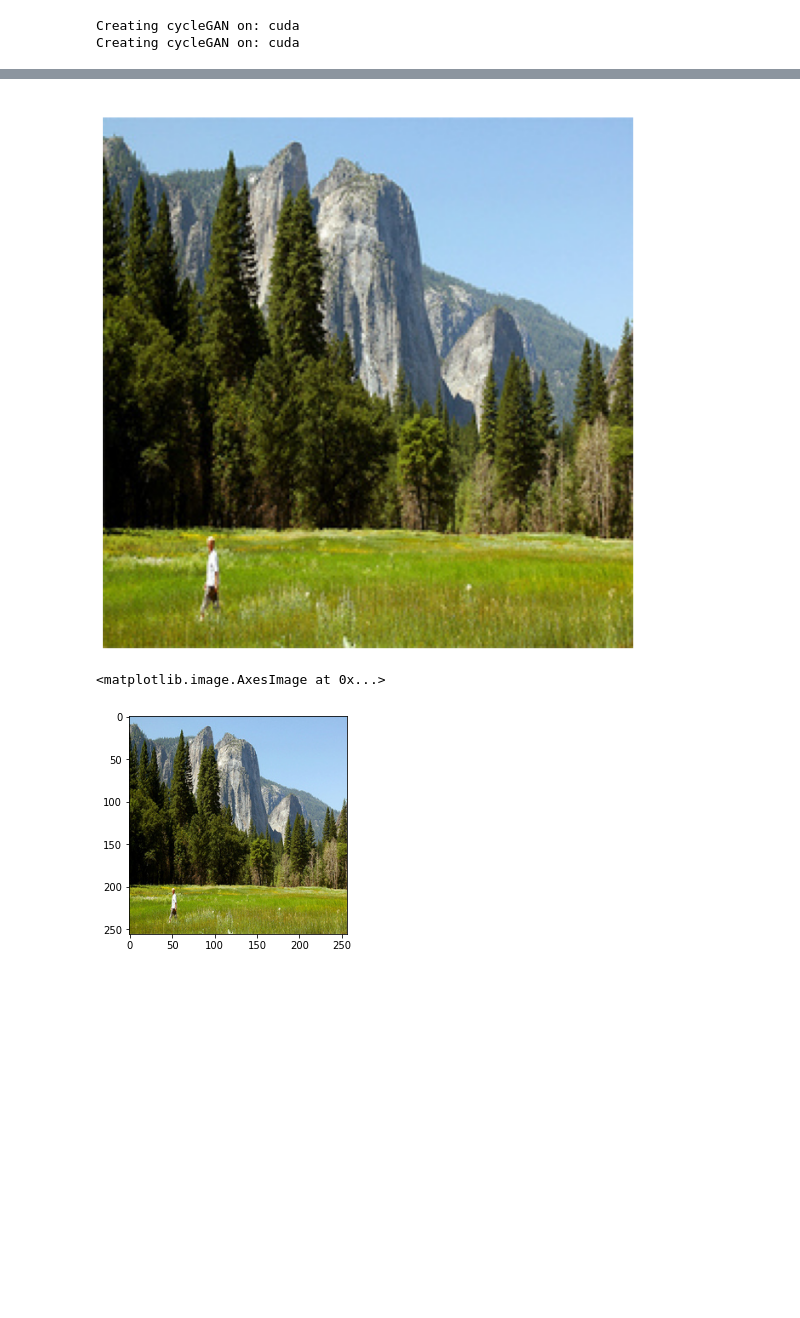
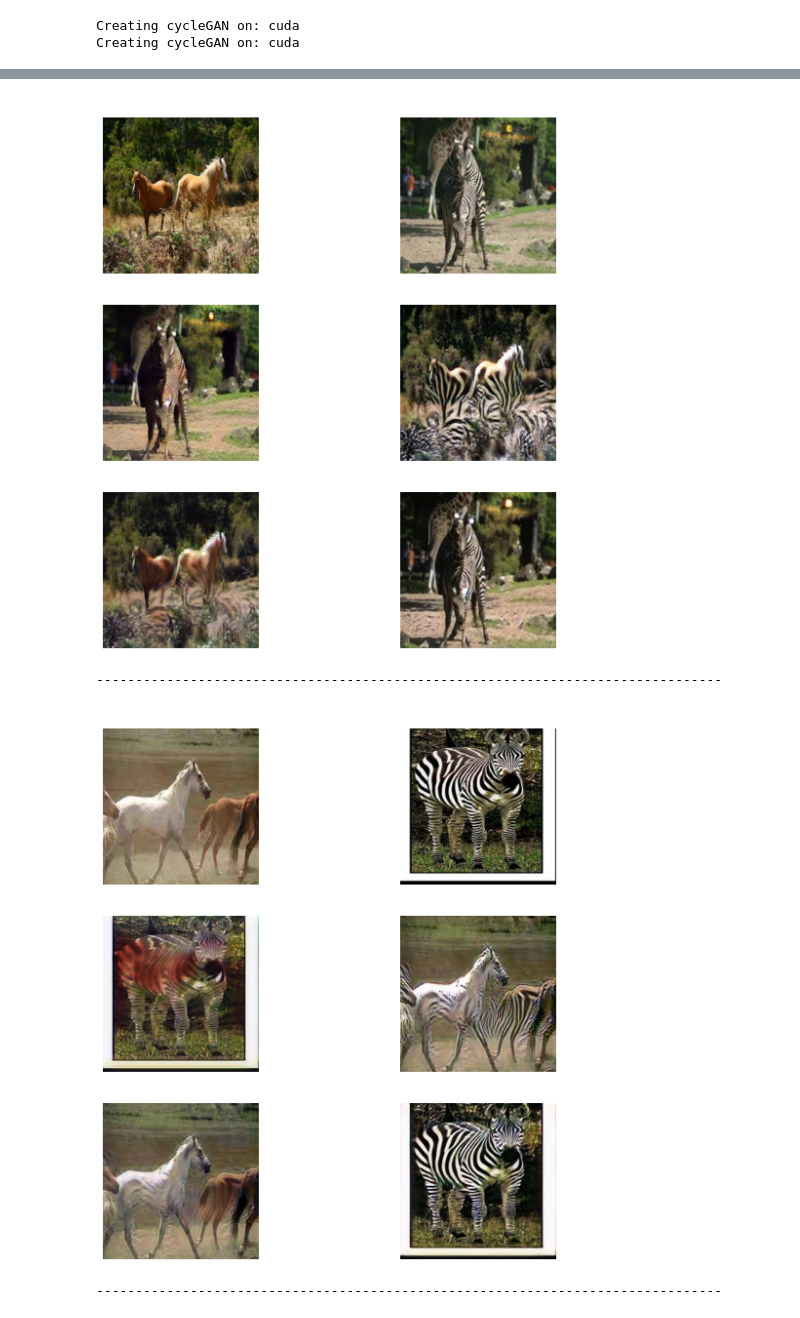
Before and after one commit to LobbeyTan/FYP_low_light_image_enhancement, a Jupyter notebook: cycleGAN_test.ipynb, the cells around one changed output, grey strips where cells are left out. Drawn from its saved outputs; the diff is of its cells as text; code cells hidden in the pictures; blank space fills up the shorter version.

```diff
--- a/cycleGAN_test.ipynb
+++ b/cycleGAN_test.ipynb
@@ -72,2 +72,2 @@ showImage(paths, 3, 2)
 # %%
-paths = model_2.test(data['img_A'], data['img_B'], save_dir="./results/test_2")
+paths = model_2.test(data['img_A'], data['img_B'], save_dir="./results/cycleGAN/test_2")
@@ -96,29 +74,10 @@ showImage(paths, 3, 2)
-# %%
-from PIL import Image
-import torchvision.transforms as transforms
-
-sample_image_path = "./datasets/summer2winter_yosemite/trainA/2009-12-06 06_58_39.jpg"
-
-img = Image.open(sample_image_path).convert("RGB")
-
-transform = transforms.Compose([transforms.ToTensor(),
-                                transforms.Normalize((0.485, 0.456, 0.406), (0.229, 0.224, 0.225)),
-                                ])
-
-tensor_img = transform(img)
-
-showImage([(sample_image_path, "Image")])
-# %% [output]
-[figure, removed]
-# %%
-inverse_transform = transforms.Compose([transforms.Normalize(mean = [ 0., 0., 0. ], std = [ 1/0.229, 1/0.224, 1/0.225 ]),
-                                        transforms.Normalize(mean = [ -0.485, -0.456, -0.406 ], std = [ 1., 1., 1. ]),
-                                        transforms.ToPILImage()
-                                    ])
-
-img_PIL = inverse_transform(tensor_img)
-
-plt.imshow(img_PIL)
-# %% [output]
-<matplotlib.image.AxesImage at 0x...>
-[figure, removed]
+# %%
+n_images = 6
+
+for i in range(batch_size):
+    showImage(paths[i * n_images: (i+1) * n_images], 3, 2)
+# %% [output]
+[figure, added]
+--------------------------------------------------------------------------------
+[figure, added]
+--------------------------------------------------------------------------------
```
Also changed, not shown: parts of 9 cells of this notebook, 6 other files.
